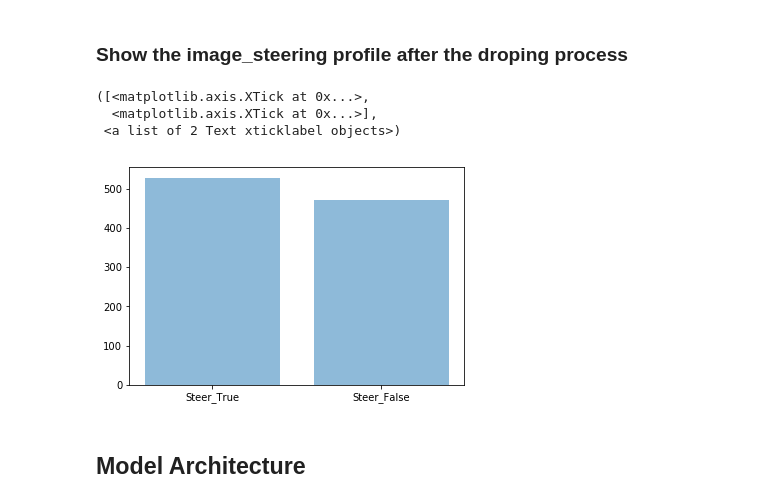
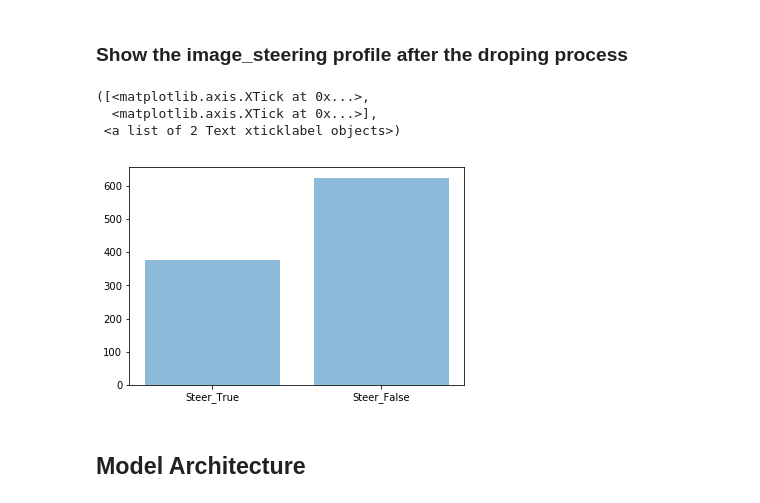
Before and after one commit to OwenHua666/CarND-Behavioral-Cloning-P3, a Jupyter notebook: BehaviorClone_model.ipynb, the cells around one changed output. Drawn from its saved outputs; the diff is of its cells as text; code cells hidden in the pictures.

Commit message:
Unbalanced data (straight:turn=3:2)

```diff
--- a/BehaviorClone_model.ipynb
+++ b/BehaviorClone_model.ipynb
@@ -211,6 +211,7 @@ This set of training data does not have a bias toward going straight. If it is,
 # %%
 samples = []
 count=0
+turn_angle_threshold = 0.15
 with open('./data/driving_log.csv') as csvfile:
     reader = csv.reader(csvfile)
     camera = ['center', 'left', 'right']
@@ -222,8 +223,8 @@ with open('./data/driving_log.csv') as csvfile:
         # Drop 97% of images whose steering angle is less than 0.2
         token = np.random.uniform()
         # token = 0.5
-        if abs(float(line[3])) < 0.15:
-            if token > 0.86:
+        if abs(float(line[3])) < turn_angle_threshold:
+            if token > 0.75:
                 for i in range(3):
                     count += 1
                     samples.append([camera[i], line[i], line[3]])
@@ -243,23 +244,23 @@ from random import shuffle
 # %%
 time = np.arange(len(samples))
 samples_plot = np.array(samples)
 plot_len = 1000
 steer_count_true = 0
 steer_count_false = 0
 for i in range(1000):
-    if float(samples_plot[i,2]) > 0.15:
+    if float(samples_plot[i,2]) > turn_angle_threshold:
         steer_count_true += 1
     else:
         steer_count_false += 1
 objects = ('Steer_True', 'Steer_False')
 y_pos = np.arange(len(objects))
 plt.bar(y_pos, [steer_count_true, steer_count_false], align = 'center', alpha = 0.5)
 plt.xticks(y_pos, objects)
 # %% [output]
 ([<matplotlib.axis.XTick at 0x...>,
   <matplotlib.axis.XTick at 0x...>],
  <a list of 2 Text xticklabel objects>)
-[figure, old version]
+[figure, new version]
 # %%
 def train_data_generator(samples, batch_size, new_image_row, new_image_col):
     num_samples = len(samples)
```
Also changed, not shown: parts of 4 cells of this notebook, 1 other file.
